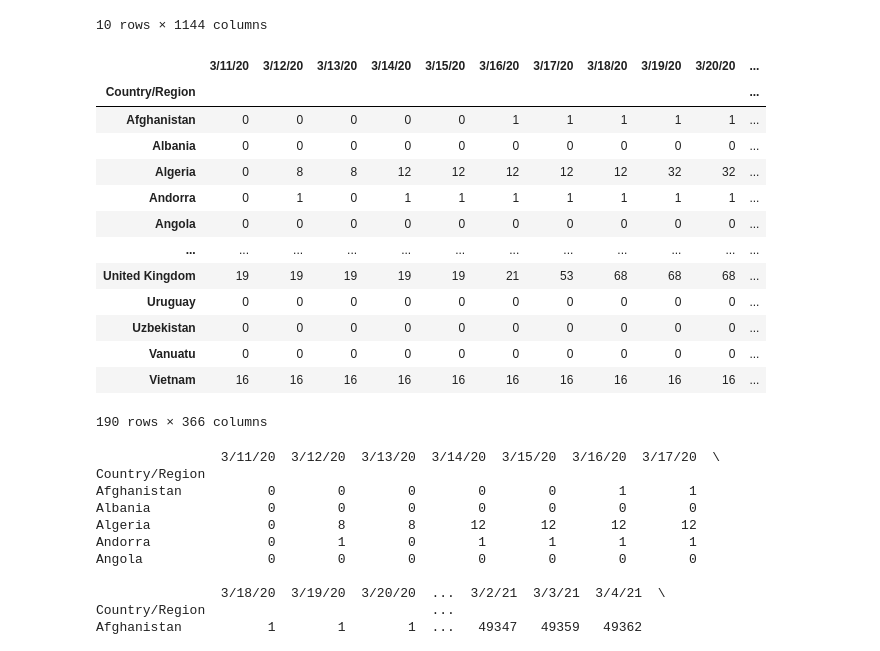
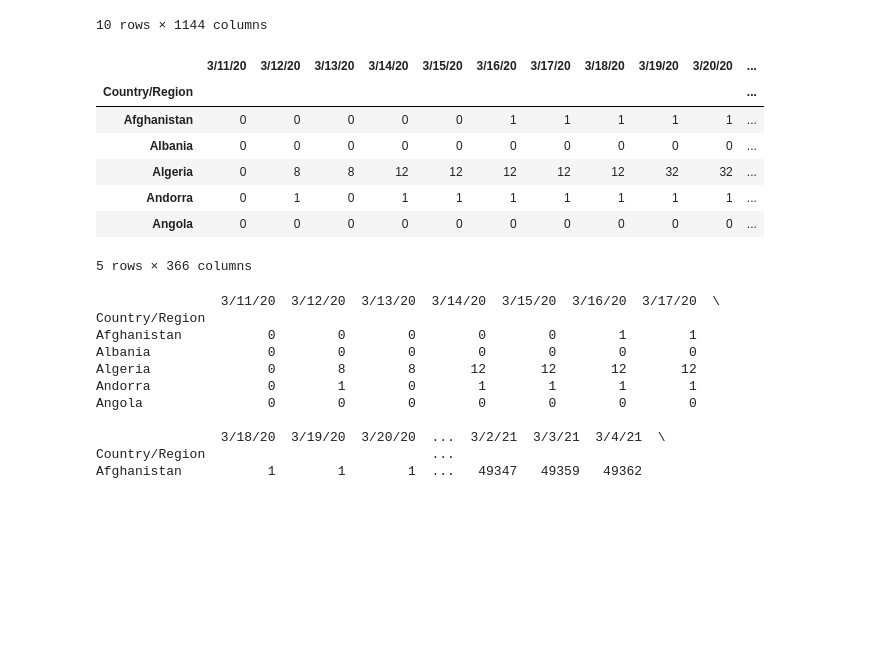
Before and after one commit to fow-jor08/Covid-19, a Jupyter notebook: Covid_19_Data_Set_Jordan_Fowler.ipynb, the cells around one changed output. Drawn from its saved outputs; the diff is of its cells as text; code cells hidden in the pictures; blank space fills up the shorter version.

```diff
--- a/Covid_19_Data_Set_Jordan_Fowler.ipynb
+++ b/Covid_19_Data_Set_Jordan_Fowler.ipynb
@@ -224,22 +207,16 @@ covid_recovery_df.head(10)
 10 rows × 1144 columns
 # %%
 covid_recovery_df=covid_recovery_df.loc[:,"3/11/20":"3/11/21"]
-covid_recovery_df.head(190)
+covid_recovery_df.head()
 # %% [output]
 |  | 3/11/20 | 3/12/20 | 3/13/20 | 3/14/20 | 3/15/20 | 3/16/20 | 3/17/20 | 3/18/20 | 3/19/20 | 3/20/20 | ... |
 | Country/Region |  |  |  |  |  |  |  |  |  |  | ... |
 | Afghanistan | 0 | 0 | 0 | 0 | 0 | 1 | 1 | 1 | 1 | 1 | ... |
 | Albania | 0 | 0 | 0 | 0 | 0 | 0 | 0 | 0 | 0 | 0 | ... |
 | Algeria | 0 | 8 | 8 | 12 | 12 | 12 | 12 | 12 | 32 | 32 | ... |
 | Andorra | 0 | 1 | 0 | 1 | 1 | 1 | 1 | 1 | 1 | 1 | ... |
 | Angola | 0 | 0 | 0 | 0 | 0 | 0 | 0 | 0 | 0 | 0 | ... |
-| ... | ... | ... | ... | ... | ... | ... | ... | ... | ... | ... | ... |
-| United Kingdom | 19 | 19 | 19 | 19 | 19 | 21 | 53 | 68 | 68 | 68 | ... |
-| Uruguay | 0 | 0 | 0 | 0 | 0 | 0 | 0 | 0 | 0 | 0 | ... |
-| Uzbekistan | 0 | 0 | 0 | 0 | 0 | 0 | 0 | 0 | 0 | 0 | ... |
-| Vanuatu | 0 | 0 | 0 | 0 | 0 | 0 | 0 | 0 | 0 | 0 | ... |
-| Vietnam | 16 | 16 | 16 | 16 | 16 | 16 | 16 | 16 | 16 | 16 | ... |
-190 rows × 366 columns
+5 rows × 366 columns
 # %%
 covid_recovery_df.rename(index={'Korea, North': 'North Korea', "Korea, South": "South Korea", "Taiwan*":"Taiwan", "US":"United States"}, inplace=True)
 print(covid_recovery_df.head())
```
Also changed, not shown: parts of 31 cells of this notebook.
